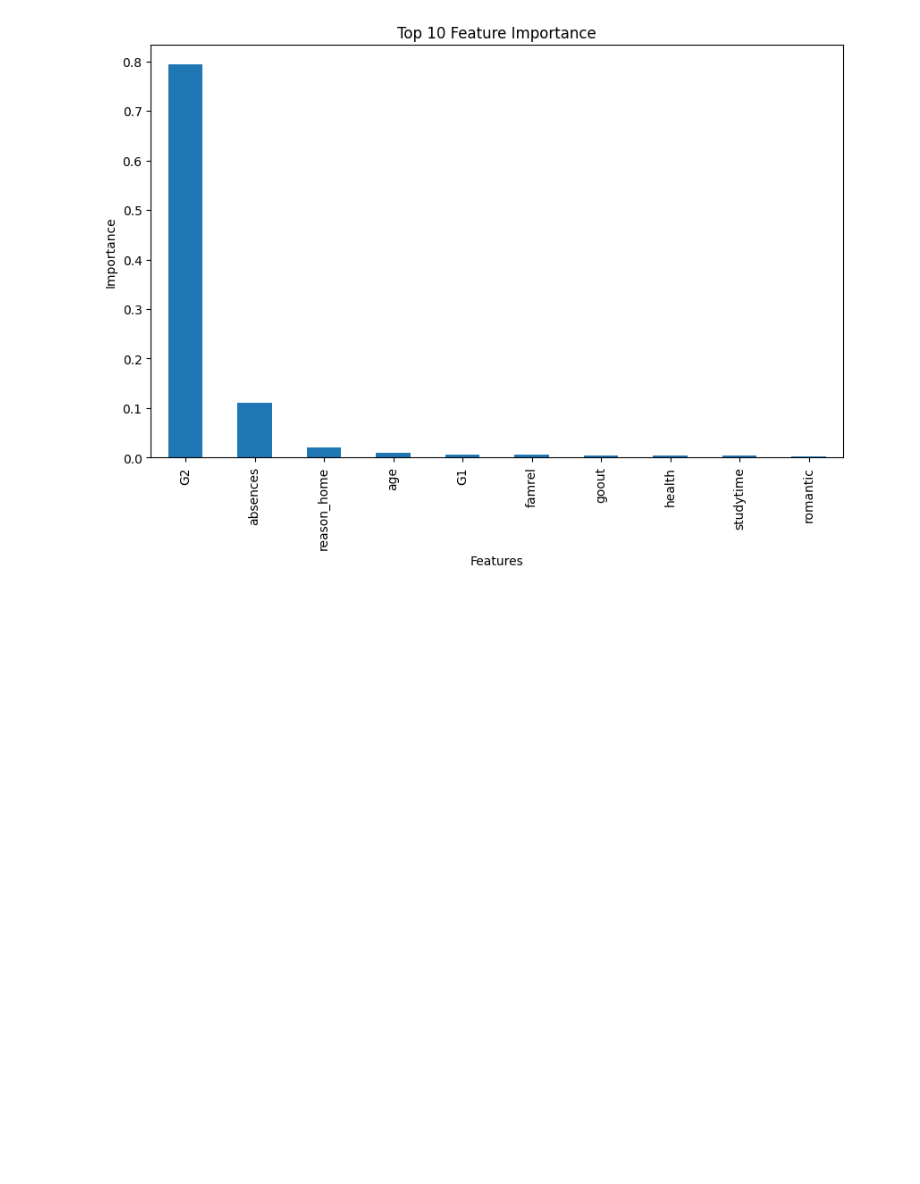
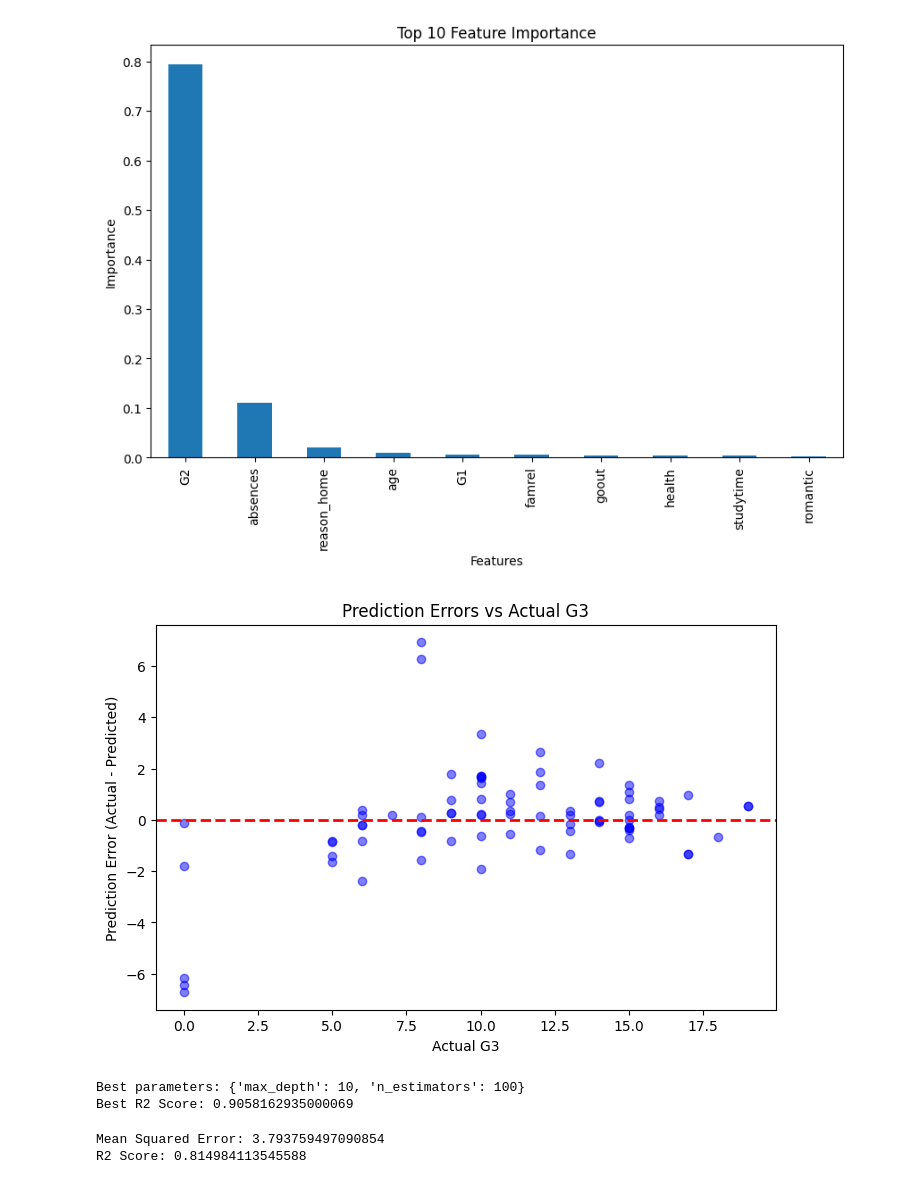
Before and after one commit to Shahbazi-Amir/Student_Performance_Prediction, a Jupyter notebook: student_performance_pipeline.ipynb, the cells around one changed output. Cells and saved outputs as stored; diff of their text form; code cells hidden in the pictures; blank space fills up the shorter version.

Commit message:
with zeros grid sareach

```diff
--- a/student_performance_pipeline.ipynb
+++ b/student_performance_pipeline.ipynb
@@ -368,3 +367,64 @@ Mean Absolute Error: 1.1954430379746834
 R2 Score: 0.8145032194542556
 [figure]
 [figure]
+# %%
+import matplotlib.pyplot as plt
+
+# Assuming y_test and y_pred are available from previous code
+errors = y_test - y_pred
+
+plt.figure(figsize=(8, 5))
+plt.scatter(y_test, errors, alpha=0.5, c='blue')
+plt.axhline(y=0, color='r', linestyle='--', lw=2)
+plt.xlabel('Actual G3')
+plt.ylabel('Prediction Error (Actual - Predicted)')
+plt.title('Prediction Errors vs Actual G3')
+plt.show()
+# %% [output]
+[figure, added]
+# %%
+from sklearn.model_selection import GridSearchCV
+from sklearn.ensemble import RandomForestRegressor
+
+# Define features and target
+X = df.drop('G3', axis=1)
+y = df['G3']
+
+# Split data
+X_train, X_test, y_train, y_test = train_test_split(X, y, test_size=0.2, random_state=42)
+
+# Grid search
+param_grid = {'n_estimators': [100, 200], 'max_depth': [10, 20, None]}
+rf = RandomForestRegressor(random_state=42)
+grid_search = GridSearchCV(rf, param_grid, cv=5, scoring='r2')
+grid_search.fit(X_train, y_train)
+
+# Best model
+print("Best parameters:", grid_search.best_params_)
+print("Best R2 Score:", grid_search.best_score_)
+# %% [output]
+Best parameters: {'max_depth': 10, 'n_estimators': 100}
+Best R2 Score: 0.9058162935000069
+# %%
+from sklearn.model_selection import train_test_split
+from sklearn.ensemble import RandomForestRegressor
+from sklearn.metrics import mean_squared_error, r2_score
+
+# Define features and target
+X = df.drop('G3', axis=1)
+y = df['G3']
+
+# Split data
+X_train, X_test, y_train, y_test = train_test_split(X, y, test_size=0.2, random_state=42)
+
+# Train model with optimized parameters
+model = RandomForestRegressor(n_estimators=100, max_depth=10, random_state=42)
+model.fit(X_train, y_train)
+
+# Predict and evaluate
+y_pred = model.predict(X_test)
+print("Mean Squared Error:", mean_squared_error(y_test, y_pred))
+print("R2 Score:", r2_score(y_test, y_pred))
+# %% [output]
+Mean Squared Error: 3.793759497090854
+R2 Score: 0.814984113545588
```
Also changed, not shown: parts of 3 cells of this notebook.
